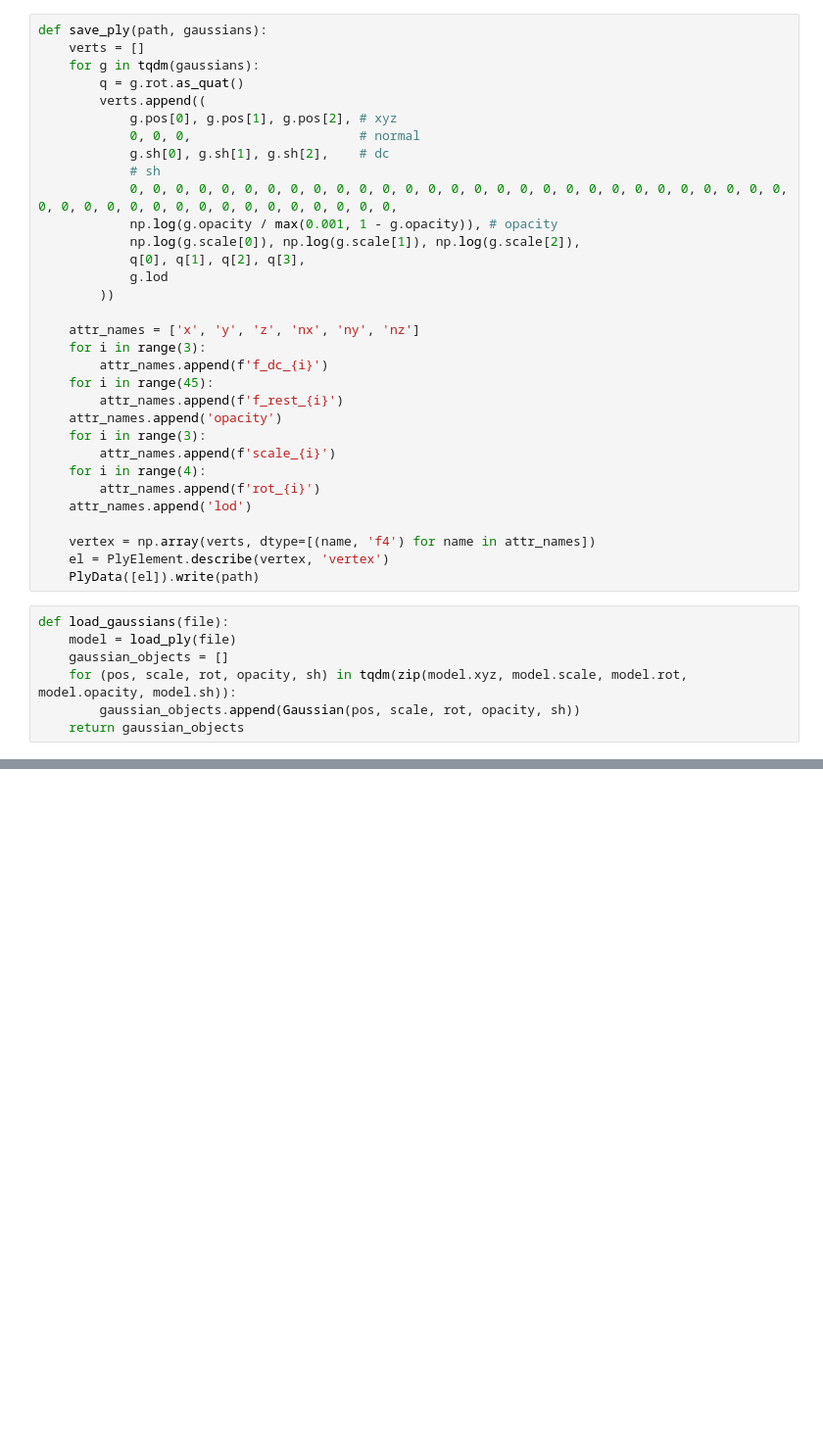
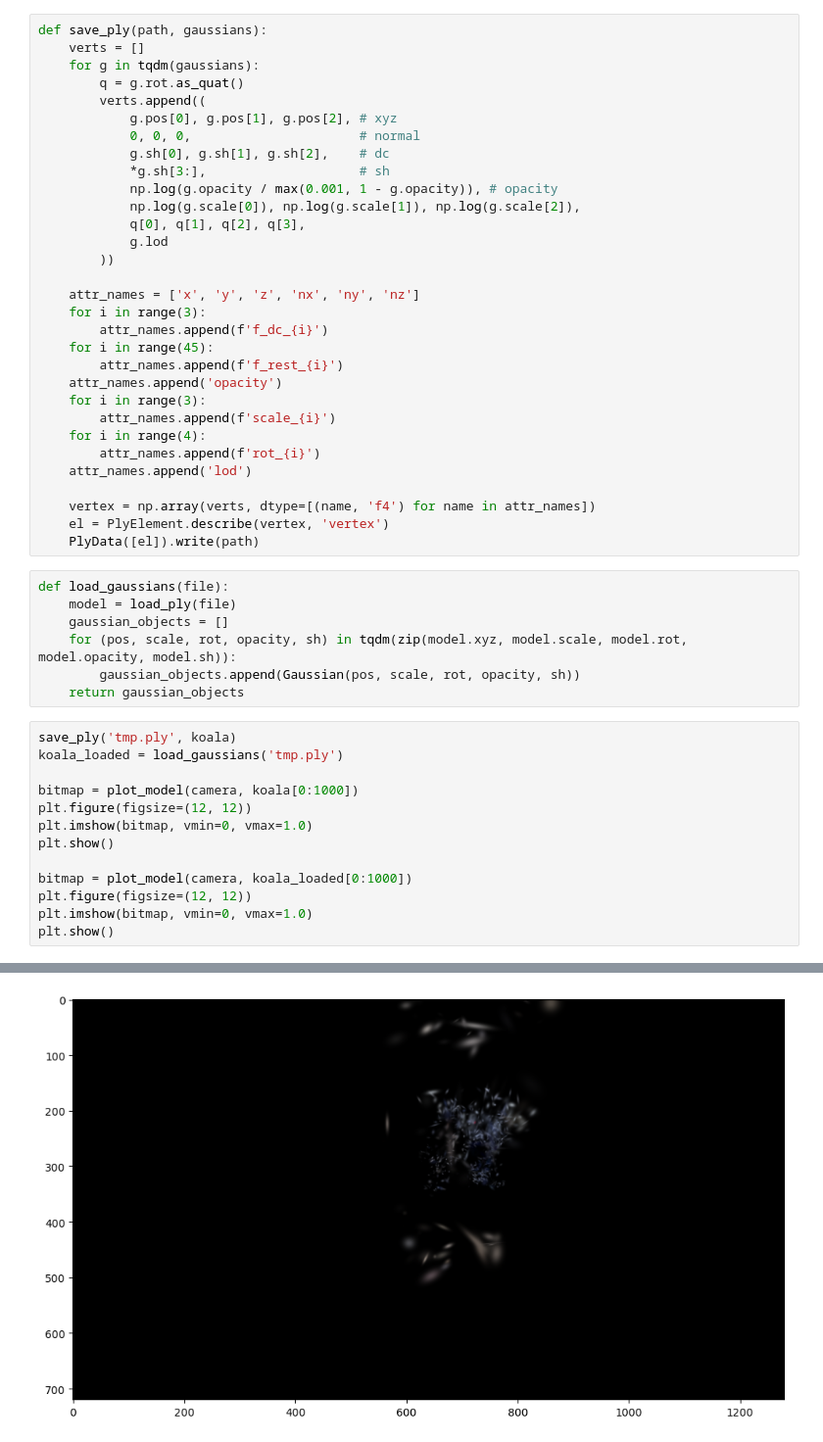
Before and after one commit to Cubified/gaussian_lods, a Jupyter notebook: 01_gaussian_lods.ipynb, the cells around one changed output, grey strips where cells are left out. Shown at 98% size. Cells and saved outputs as stored; diff of their text form; blank space fills up the shorter version.

```diff
--- a/01_gaussian_lods.ipynb
+++ b/01_gaussian_lods.ipynb
@@ -281,8 +281,7 @@ def save_ply(path, gaussians):
             g.pos[0], g.pos[1], g.pos[2], # xyz
             0, 0, 0,                      # normal
             g.sh[0], g.sh[1], g.sh[2],    # dc
-            # sh
-            0, 0, 0, 0, 0, 0, 0, 0, 0, 0, 0, 0, 0, 0, 0, 0, 0, 0, 0, 0, 0, 0, 0, 0, 0, 0, 0, 0, 0, 0, 0, 0, 0, 0, 0, 0, 0, 0, 0, 0, 0, 0, 0, 0, 0,
+            *g.sh[3:],                    # sh
             np.log(g.opacity / max(0.001, 1 - g.opacity)), # opacity
             np.log(g.scale[0]), np.log(g.scale[1]), np.log(g.scale[2]),
             q[0], q[1], q[2], q[3],
@@ -311,3 +310,17 @@ def load_gaussians(file):
     for (pos, scale, rot, opacity, sh) in tqdm(zip(model.xyz, model.scale, model.rot, model.opacity, model.sh)):
         gaussian_objects.append(Gaussian(pos, scale, rot, opacity, sh))
     return gaussian_objects
+# %%
+save_ply('tmp.ply', koala)
+koala_loaded = load_gaussians('tmp.ply')
+
+bitmap = plot_model(camera, koala[0:1000])
+plt.figure(figsize=(12, 12))
+plt.imshow(bitmap, vmin=0, vmax=1.0)
+plt.show()
+
+bitmap = plot_model(camera, koala_loaded[0:1000])
+plt.figure(figsize=(12, 12))
+plt.imshow(bitmap, vmin=0, vmax=1.0)
+plt.show()
+# %% [output]
@@ -313,0 +329 @@ def load_gaussians(file):
+[figure, added]
```
Also changed, not shown: parts of 5 cells of this notebook, 7 other files.
